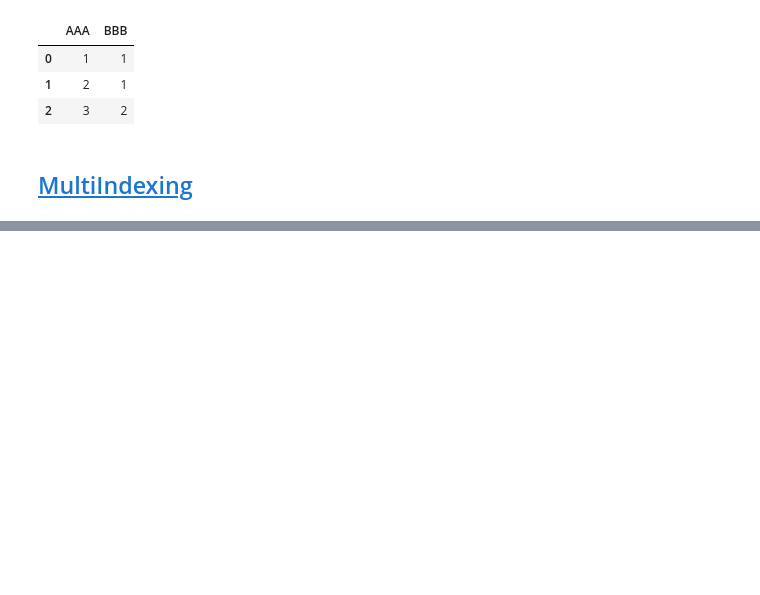
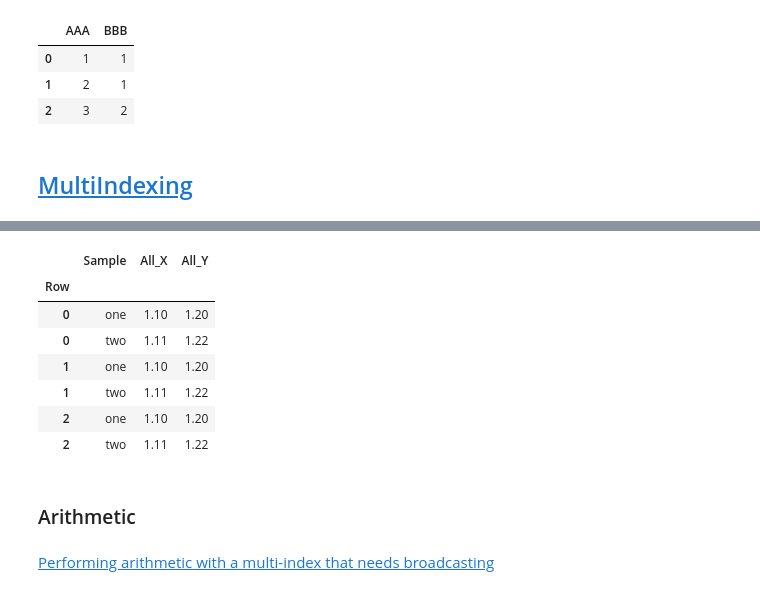
Before and after one commit to bgroveben/python3_machine_learning_projects, a Jupyter notebook: learn_kaggle/pandas/pandas_cookbook.ipynb, the cells around one changed output, grey strips where cells are left out. Cells and saved outputs as stored; diff of their text form; code cells hidden in the pictures; blank space fills up the shorter version.

```diff
--- a/learn_kaggle/pandas/pandas_cookbook.ipynb
+++ b/learn_kaggle/pandas/pandas_cookbook.ipynb
@@ -467,0 +515,17 @@ df.sort_values(by='BBB').groupby('AAA', as_index=False).first()
+# %%
+# Notice how the label 'level_1' got added for you in the DataFrame above.
+# You can fix your own labels, too:
+df.columns = ['Sample','All_X', 'All_Y']; df
+# %% [output]
+|  | Sample | All_X | All_Y |
+| Row |  |  |  |
+| 0 | one | 1.10 | 1.20 |
+| 0 | two | 1.11 | 1.22 |
+| 1 | one | 1.10 | 1.20 |
+| 1 | two | 1.11 | 1.22 |
+| 2 | one | 1.10 | 1.20 |
+| 2 | two | 1.11 | 1.22 |
+# %% [markdown]
+### Arithmetic
+# %% [markdown]
+[Performing arithmetic with a multi-index that needs broadcasting](https://stackoverflow.com/questions/19501510/divide-entire-pandas-multiindex-dataframe-by-dataframe-variable/19502176#19502176)
```
Also changed, not shown: parts of 8 cells of this notebook.
